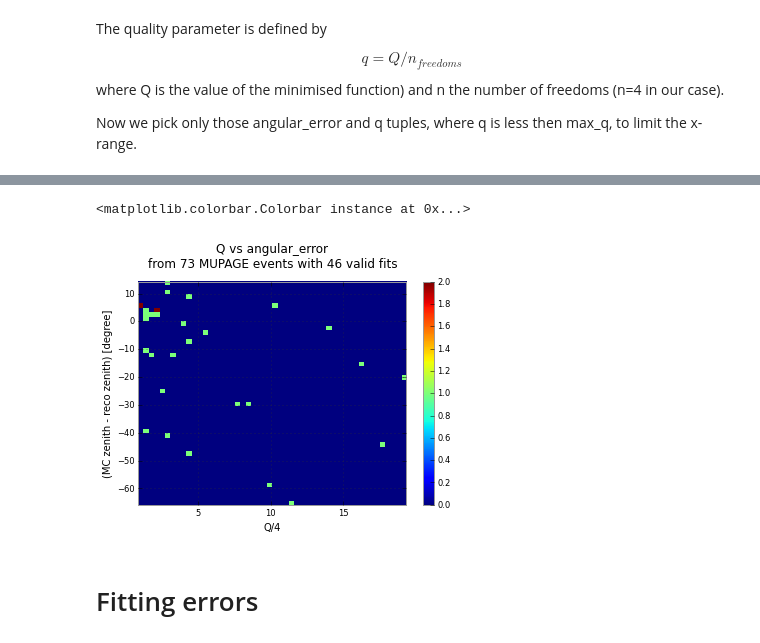
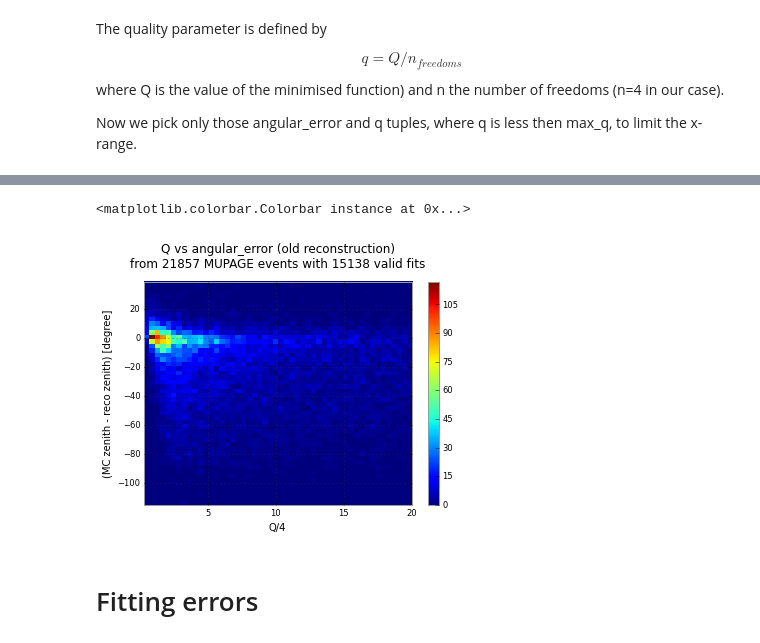
Before and after one commit to tamasgal/royfit, a Jupyter notebook: notebooks/DU-1 reco analysis.ipynb, the cells around one changed output, grey strips where cells are left out. Saved outputs shown, nothing was run; the diff lists cells and outputs as text; code cells hidden in the pictures.

```diff
--- a/notebooks/DU-1 reco analysis.ipynb
+++ b/notebooks/DU-1 reco analysis.ipynb
@@ -9,7 +9,9 @@ from pprint import pprint
 # %% [markdown]
 The royfit_stats.pickle is generated by ROyFit and is pickle dump of a Python dictionary. It holds several reconstruction parameters, which can be accessed using the corresponding keys. The values are stored in a flat list keeping the original ordering.
 # %%
-with open('../royfit_stats.pickle') as royfit_stats:
+with open('royfit_stats_1.pickle') as royfit_stats:
+    stats_old = pickle.load(royfit_stats)
+with open('royfit_stats_santa.pickle') as royfit_stats:
     stats = pickle.load(royfit_stats)
 # %% [markdown]
 ### Fit parameters:
@@ -20,8 +24,12 @@ pprint(stats['fit_parameters'])
 # %%
 q = stats['quality_parameter']
+q_old = stats_old['quality_parameter']
 ang_err = stats['angular_error']
+ang_err_old = stats_old['angular_error']
 mc_zenith = stats['mc_zenith']
 reco_zenith = stats['reco_zenith']
+mc_zenith_old = stats_old['mc_zenith']
+reco_zenith_old = stats_old['reco_zenith']
 number_of_events = stats['number_of_events']
 number_of_vaild_fits = stats['number_of_vaild_fits']
 dc = stats['dc']
@@ -77,14 +108,18 @@ q_filtered, ang_err_filtered = zip(*q_ang_err_filtered)
 # %%
+max_q = 20
+q_ang_err_filtered = [(_q, _ang_err) for _q, _ang_err in zip(q_old, ang_err_old) if _q < max_q]
+q_filtered, ang_err_filtered = zip(*q_ang_err_filtered)
+
 plt.hist2d(q_filtered, ang_err_filtered, bins=50)
-plt.title("Q vs angular_error\nfrom {0} MUPAGE events with {1} valid fits"
+plt.title("Q vs angular_error (old reconstruction)\nfrom {0} MUPAGE events with {1} valid fits"
           .format(number_of_events, number_of_vaild_fits),
           y=1.04)
 plt.xlabel('Q/4')
 plt.ylabel("(MC zenith - reco zenith) [degree]")
 plt.colorbar()
 # %% [output]
 <matplotlib.colorbar.Colorbar instance at 0x...>
-[figure, old version]
+[figure, new version]
 # %% [markdown]
 # Fitting errors
 # %% [markdown]
```
Also changed, not shown: parts of 5 cells of this notebook.
